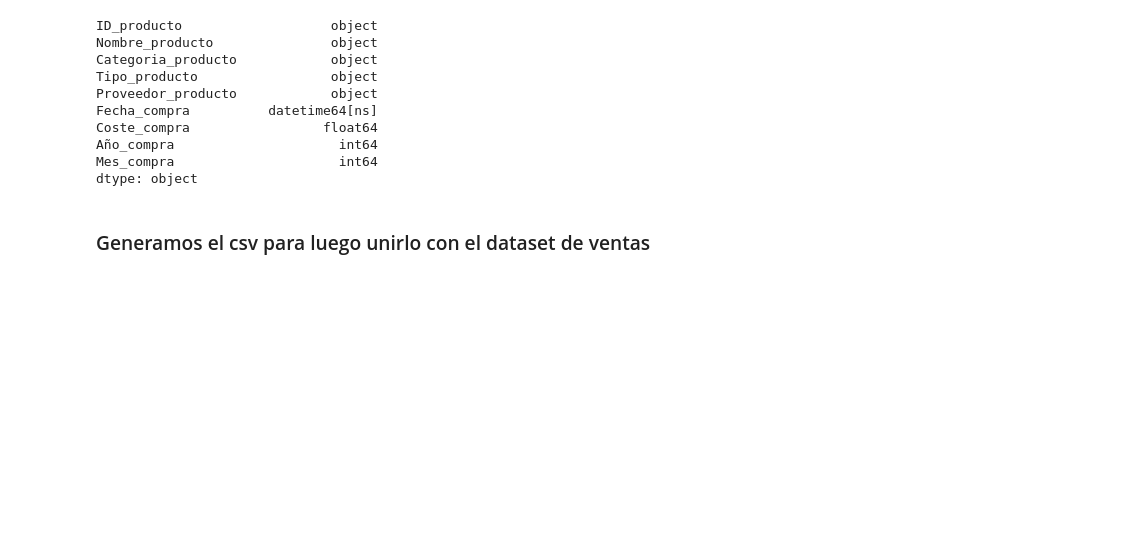
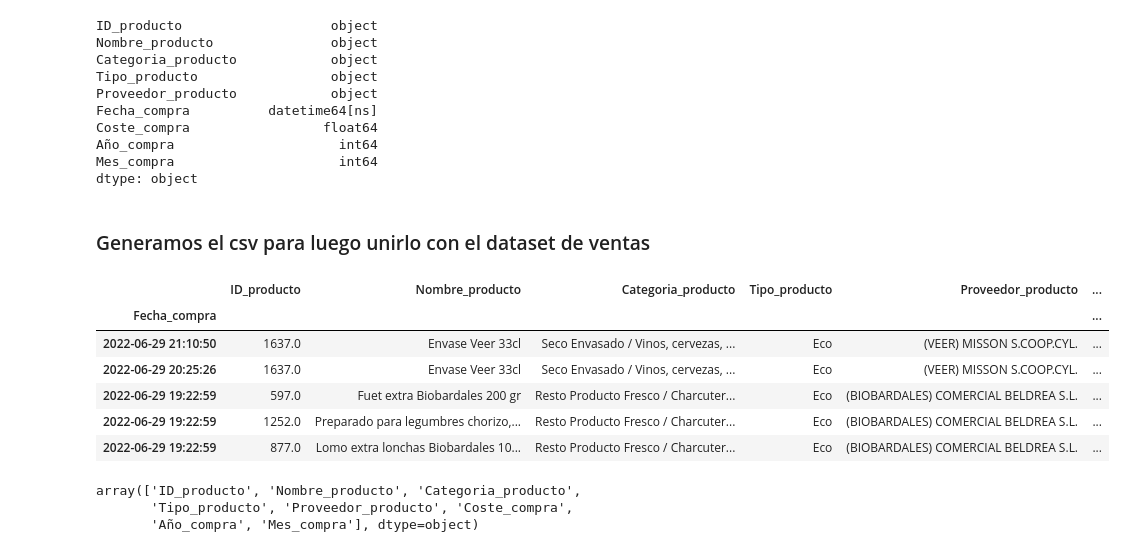
Before and after one commit to Factoria-F5-AI-Bootcamp-1-Edicion/osa_analysis, a Jupyter notebook: 1. Data_Engineer_Compras_LaOsa.ipynb, the cells around one changed output. Saved outputs shown, nothing was run; the diff lists cells and outputs as text; code cells hidden in the pictures; blank space fills up the shorter version.

```diff
--- a/1. Data_Engineer_Compras_LaOsa.ipynb
+++ b/1. Data_Engineer_Compras_LaOsa.ipynb
@@ -362,3 +363,20 @@ dtype: object
 ### Generamos el csv para luego unirlo con el dataset de ventas
 # %%
 coste_compra_2021_2022.to_csv('coste_compra_2021_2022.csv', header=True, index=False)
+# %%
+compras = pd.read_csv('coste_compra_2021_2022.csv', parse_dates=['Fecha_compra'], index_col= "Fecha_compra")
+compras.head()
+# %% [output]
+|  | ID_producto | Nombre_producto | Categoria_producto | Tipo_producto | Proveedor_producto | ... |
+| Fecha_compra |  |  |  |  |  | ... |
+| 2022-06-29 21:10:50 | 1637.0 | Envase Veer 33cl | Seco Envasado / Vinos, cervezas, ... | Eco | (VEER) MISSON S.COOP.CYL. | ... |
+| 2022-06-29 20:25:26 | 1637.0 | Envase Veer 33cl | Seco Envasado / Vinos, cervezas, ... | Eco | (VEER) MISSON S.COOP.CYL. | ... |
+| 2022-06-29 19:22:59 | 597.0 | Fuet extra Biobardales 200 gr | Resto Producto Fresco / Charcuter... | Eco | (BIOBARDALES) COMERCIAL BELDREA S.L. | ... |
+| 2022-06-29 19:22:59 | 1252.0 | Preparado para legumbres chorizo,... | Resto Producto Fresco / Charcuter... | Eco | (BIOBARDALES) COMERCIAL BELDREA S.L. | ... |
+| 2022-06-29 19:22:59 | 877.0 | Lomo extra lonchas Biobardales 10... | Resto Producto Fresco / Charcuter... | Eco | (BIOBARDALES) COMERCIAL BELDREA S.L. | ... |
+# %%
+compras.columns.values
+# %% [output]
+array(['ID_producto', 'Nombre_producto', 'Categoria_producto',
+       'Tipo_producto', 'Proveedor_producto', 'Coste_compra',
+       'Año_compra', 'Mes_compra'], dtype=object)
```
Also changed, not shown: parts of 4 cells of this notebook, 1 other file.
